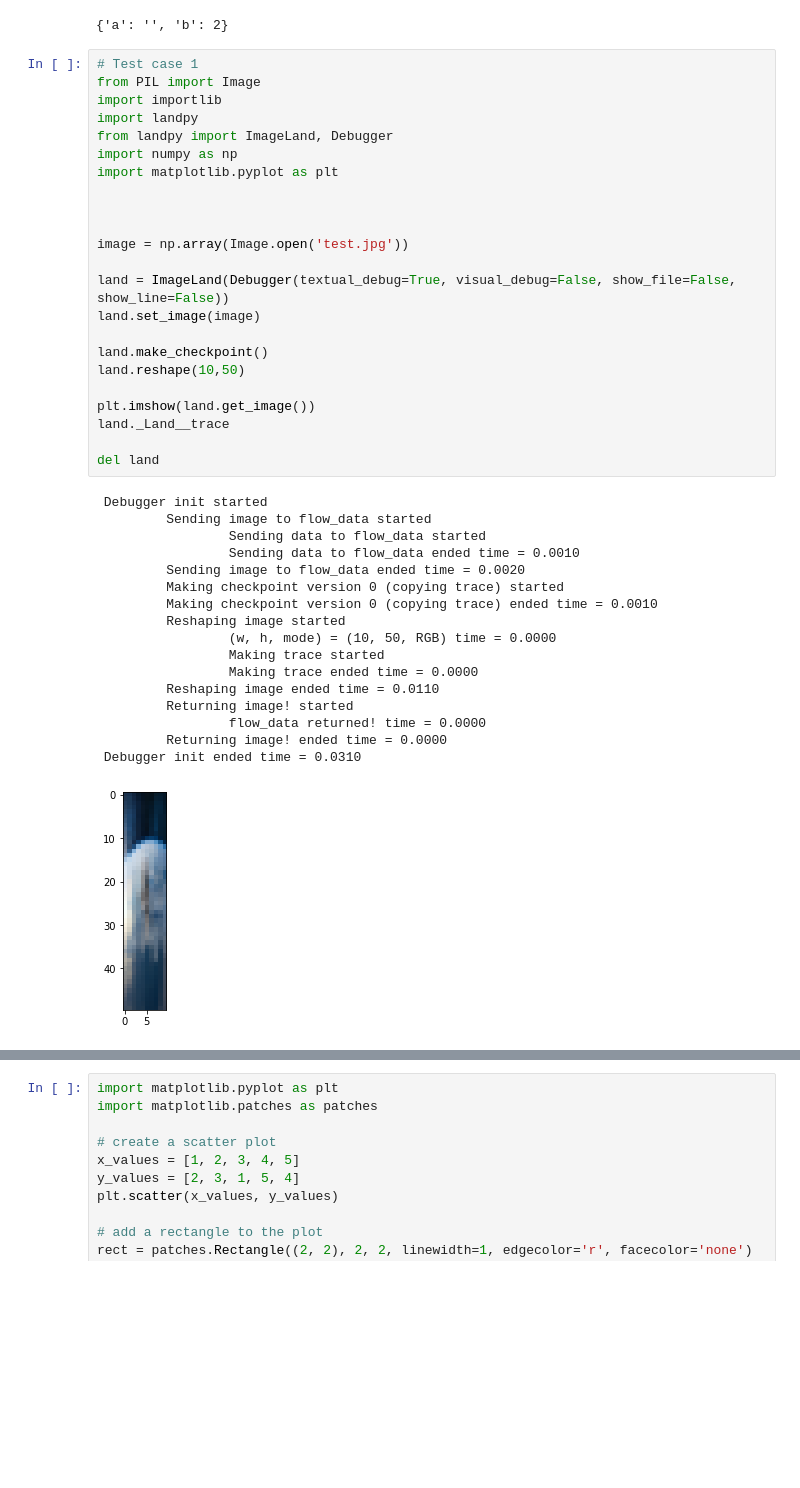
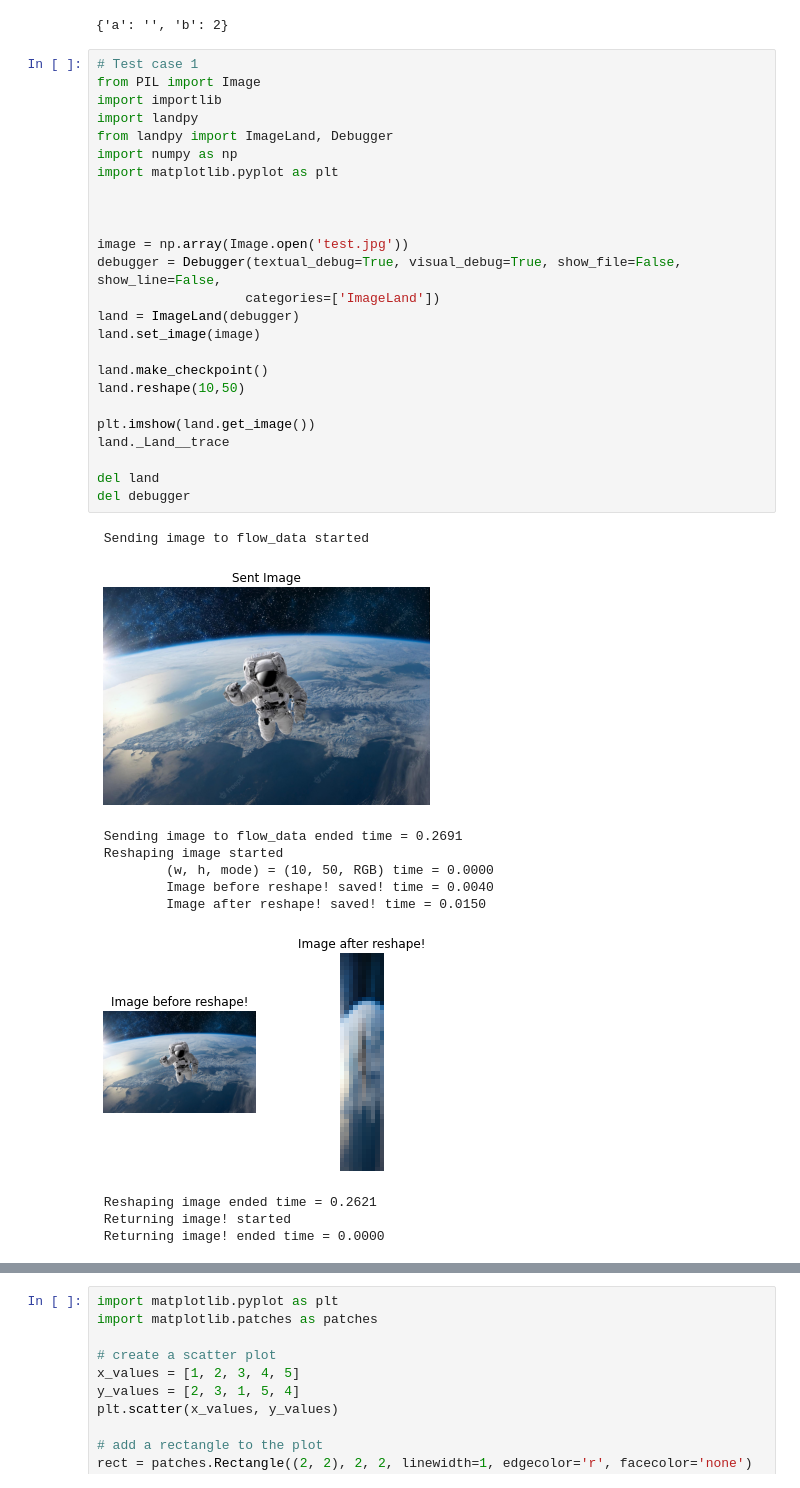
Before and after one commit to bateni1380/landpy, a Jupyter notebook: CodeFlow.ipynb, the cells around one changed output, grey strips where cells are left out. Saved outputs shown, nothing was run; the diff lists cells and outputs as text; blank space fills up the shorter version.

```diff
--- a/CodeFlow.ipynb
+++ b/CodeFlow.ipynb
@@ -148,41 +148,37 @@ a
 # %%
 # Test case 1
 from PIL import Image
 import importlib
 import landpy
 from landpy import ImageLand, Debugger
 import numpy as np
 import matplotlib.pyplot as plt
 
 
 
 image = np.array(Image.open('test.jpg'))
-
-land = ImageLand(Debugger(textual_debug=True, visual_debug=False, show_file=False, show_line=False))
+debugger = Debugger(textual_debug=True, visual_debug=True, show_file=False, show_line=False,
+                   categories=['ImageLand'])
+land = ImageLand(debugger)
 land.set_image(image)
 
 land.make_checkpoint()
 land.reshape(10,50)
 
 plt.imshow(land.get_image())
 land._Land__trace
 
 del land
+del debugger
 # %% [output]
- Debugger init started
-         Sending image to flow_data started
-                 Sending data to flow_data started
-                 Sending data to flow_data ended time = 0.0010
-         Sending image to flow_data ended time = 0.0020
-         Making checkpoint version 0 (copying trace) started
-         Making checkpoint version 0 (copying trace) ended time = 0.0010
-         Reshaping image started
-                 (w, h, mode) = (10, 50, RGB) time = 0.0000
-                 Making trace started
-                 Making trace ended time = 0.0000
-         Reshaping image ended time = 0.0110
-         Returning image! started
-                 flow_data returned! time = 0.0000
-         Returning image! ended time = 0.0000
- Debugger init ended time = 0.0310
+ Sending image to flow_data started
-[figure, old version]
+[figure, new version]
+ Sending image to flow_data ended time = 0.2691
+ Reshaping image started
+         (w, h, mode) = (10, 50, RGB) time = 0.0000
+         Image before reshape! saved! time = 0.0040
+         Image after reshape! saved! time = 0.0150
+[figure, added]
+ Reshaping image ended time = 0.2621
+ Returning image! started
+ Returning image! ended time = 0.0000
```
Also changed, not shown: parts of 4 cells of this notebook, 2 other files.
